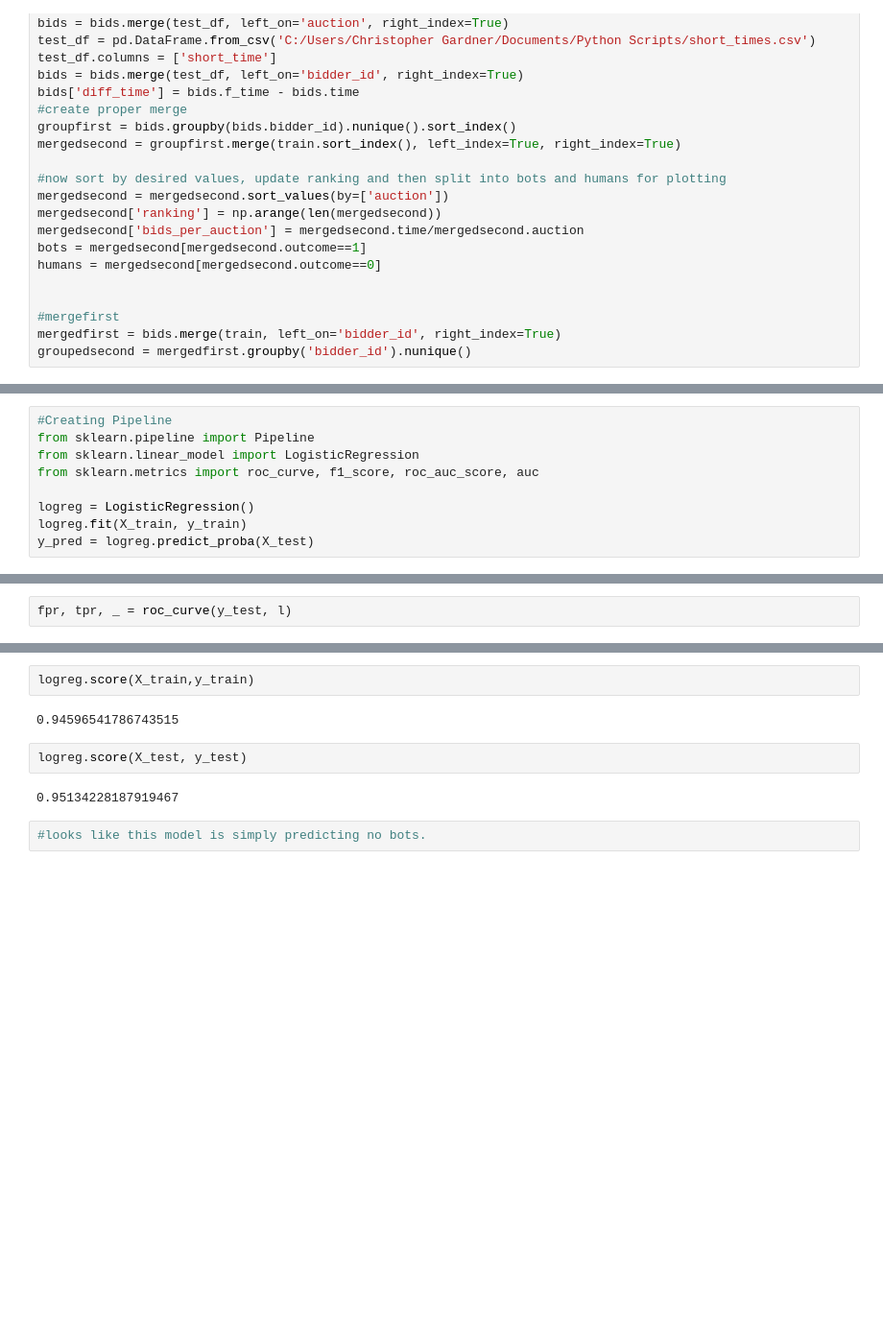
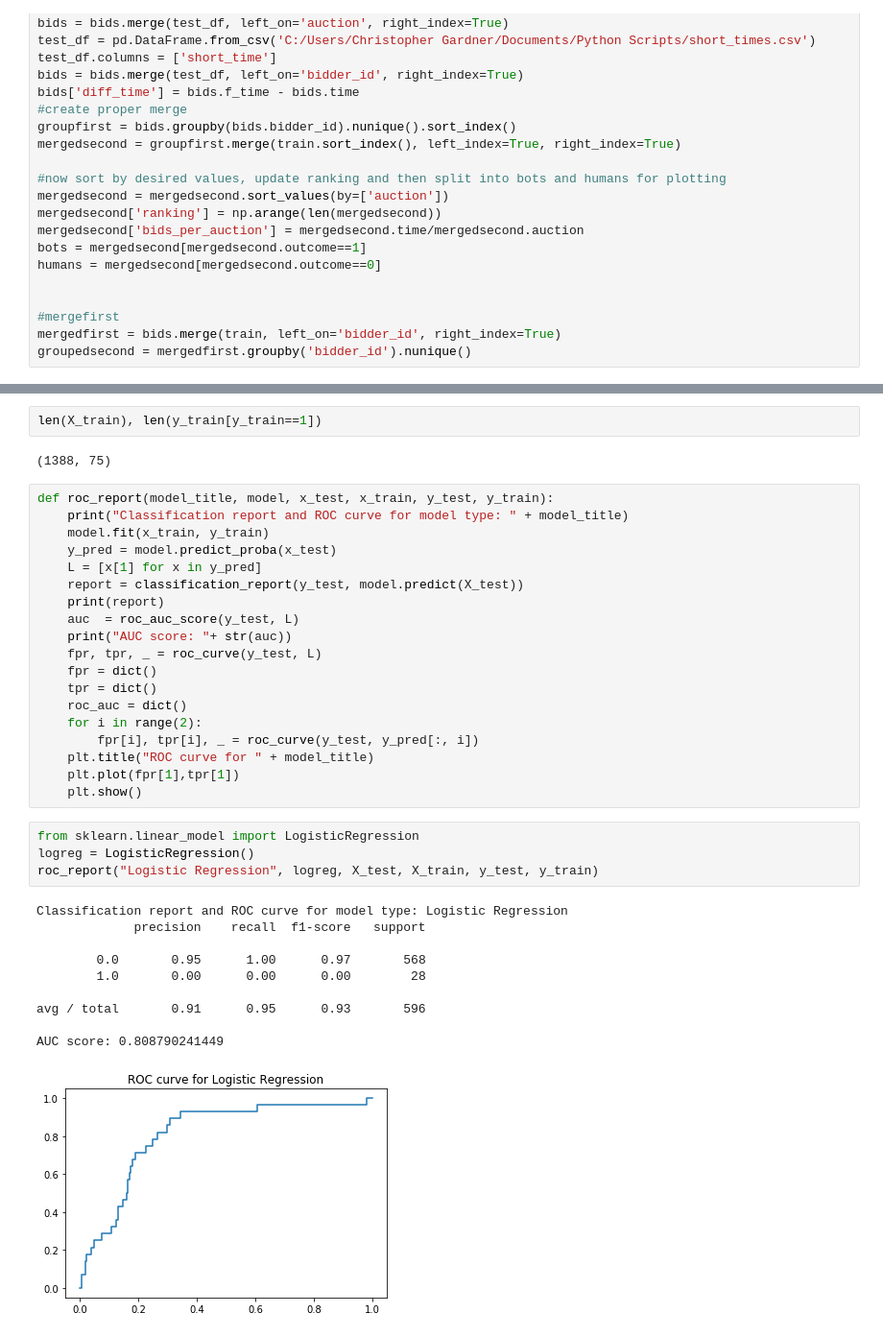
Before and after one commit to cvgardner/Springboard, a Jupyter notebook: Machine Learning.ipynb, the cells around one changed output, grey strips where cells are left out. Shown at 96% size. Saved outputs shown, nothing was run; the diff lists cells and outputs as text; blank space fills up the shorter version.

```diff
--- a/Machine Learning.ipynb
+++ b/Machine Learning.ipynb
@@ -64,9 +58,0 @@ Name: outcome, dtype: float64
-# %%
-#Creating Pipeline
-from sklearn.pipeline import Pipeline
-from sklearn.linear_model import LogisticRegression
-from sklearn.metrics import roc_curve, f1_score, roc_auc_score, auc
-
-logreg = LogisticRegression()
-logreg.fit(X_train, y_train)
-y_pred = logreg.predict_proba(X_test)
@@ -89,2 +58,0 @@ f1_score(y_test, logreg.predict(X_test))
-# %%
-fpr, tpr, _ = roc_curve(y_test, l)
@@ -143,10 +59,38 @@ array([ 0.        ,  0.        ,  0.        ,  0.03571429,  0.03571429,
-# %%
-logreg.score(X_train,y_train)
-# %% [output]
-0.94596541786743515
-# %%
-logreg.score(X_test, y_test)
-# %% [output]
-0.95134228187919467
-# %%
-#looks like this model is simply predicting no bots.
+# %%
+len(X_train), len(y_train[y_train==1])
+# %% [output]
+(1388, 75)
+# %%
+def roc_report(model_title, model, x_test, x_train, y_test, y_train):
+    print("Classification report and ROC curve for model type: " + model_title)
+    model.fit(x_train, y_train)
+    y_pred = model.predict_proba(x_test)
+    L = [x[1] for x in y_pred]
+    report = classification_report(y_test, model.predict(X_test))
+    print(report)
+    auc  = roc_auc_score(y_test, L)
+    print("AUC score: "+ str(auc))
+    fpr, tpr, _ = roc_curve(y_test, L)
+    fpr = dict()
+    tpr = dict()
+    roc_auc = dict()
+    for i in range(2):
+        fpr[i], tpr[i], _ = roc_curve(y_test, y_pred[:, i])
+    plt.title("ROC curve for " + model_title)
+    plt.plot(fpr[1],tpr[1])
+    plt.show()
+# %%
+from sklearn.linear_model import LogisticRegression
+logreg = LogisticRegression()
+roc_report("Logistic Regression", logreg, X_test, X_train, y_test, y_train)
+# %% [output]
+Classification report and ROC curve for model type: Logistic Regression
+             precision    recall  f1-score   support
+
+        0.0       0.95      1.00      0.97       568
+        1.0       0.00      0.00      0.00        28
+
+avg / total       0.91      0.95      0.93       596
+
+AUC score: 0.808790241449
+[figure, added]
```
Also changed, not shown: parts of 21 cells of this notebook, 3 other files.
